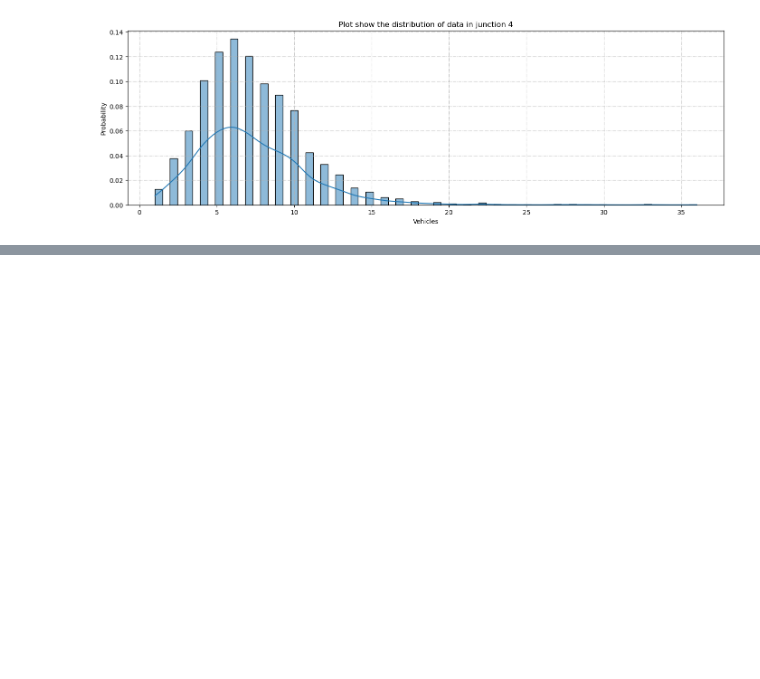
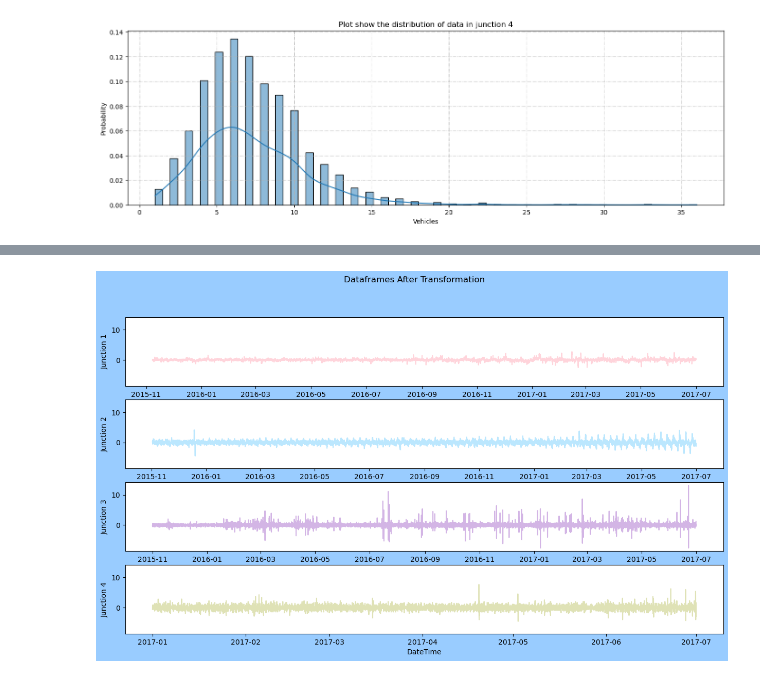
Before and after one commit to tanaynistala/traffic, a Jupyter notebook: exploration/simpletraffic_analysis.ipynb, the cells around one changed output, grey strips where cells are left out. Saved outputs shown, nothing was run; the diff lists cells and outputs as text; code cells hidden in the pictures; blank space fills up the shorter version.

```diff
--- a/exploration/simpletraffic_analysis.ipynb
+++ b/exploration/simpletraffic_analysis.ipynb
@@ -80,0 +179,45 @@ for jn in range(1, 5):
+# %%
+# Normalize Function
+def Normalize(df,col):
+    average = df[col].mean()
+    stdev = df[col].std()
+    df_normalized = (df[col] - average) / stdev
+    df_normalized = df_normalized.to_frame()
+    return df_normalized, average, stdev
+
+# Differencing Function
+def Difference(df,col, interval):
+    diff = []
+    for i in range(interval, len(df)):
+        value = df[col][i] - df[col][i - interval]
+        diff.append(value)
+    return diff
+# %%
+#Normalizing and Differencing to make the series stationary
+df_N1, av_J1, std_J1 = Normalize(df_1, "Vehicles")
+Diff_1 = Difference(df_N1, col="Vehicles", interval=(24*7)) #taking a week's diffrence
+df_N1 = df_N1[24*7:]
+df_N1.columns = ["Norm"]
+df_N1["Diff"]= Diff_1
+
+df_N2, av_J2, std_J2 = Normalize(df_2, "Vehicles")
+Diff_2 = Difference(df_N2, col="Vehicles", interval=(24)) #taking a day's diffrence
+df_N2 = df_N2[24:]
+df_N2.columns = ["Norm"]
+df_N2["Diff"]= Diff_2
+
+df_N3, av_J3, std_J3 = Normalize(df_3, "Vehicles")
+Diff_3 = Difference(df_N3, col="Vehicles", interval=1) #taking an hour's diffrence
+df_N3 = df_N3[1:]
+df_N3.columns = ["Norm"]
+df_N3["Diff"]= Diff_3
+
+df_N4, av_J4, std_J4 = Normalize(df_4, "Vehicles")
+Diff_4 = Difference(df_N4, col="Vehicles", interval=1) #taking an hour's diffrence
+df_N4 = df_N4[1:]
+df_N4.columns = ["Norm"]
+df_N4["Diff"]= Diff_4
+# %%
+Sub_Plots4(df_N1.Diff, df_N2.Diff,df_N3.Diff,df_N4.Diff,"Dataframes After Transformation")
+# %% [output]
+[figure, added]
```
Also changed, not shown: parts of 29 cells of this notebook, 1 other file.
